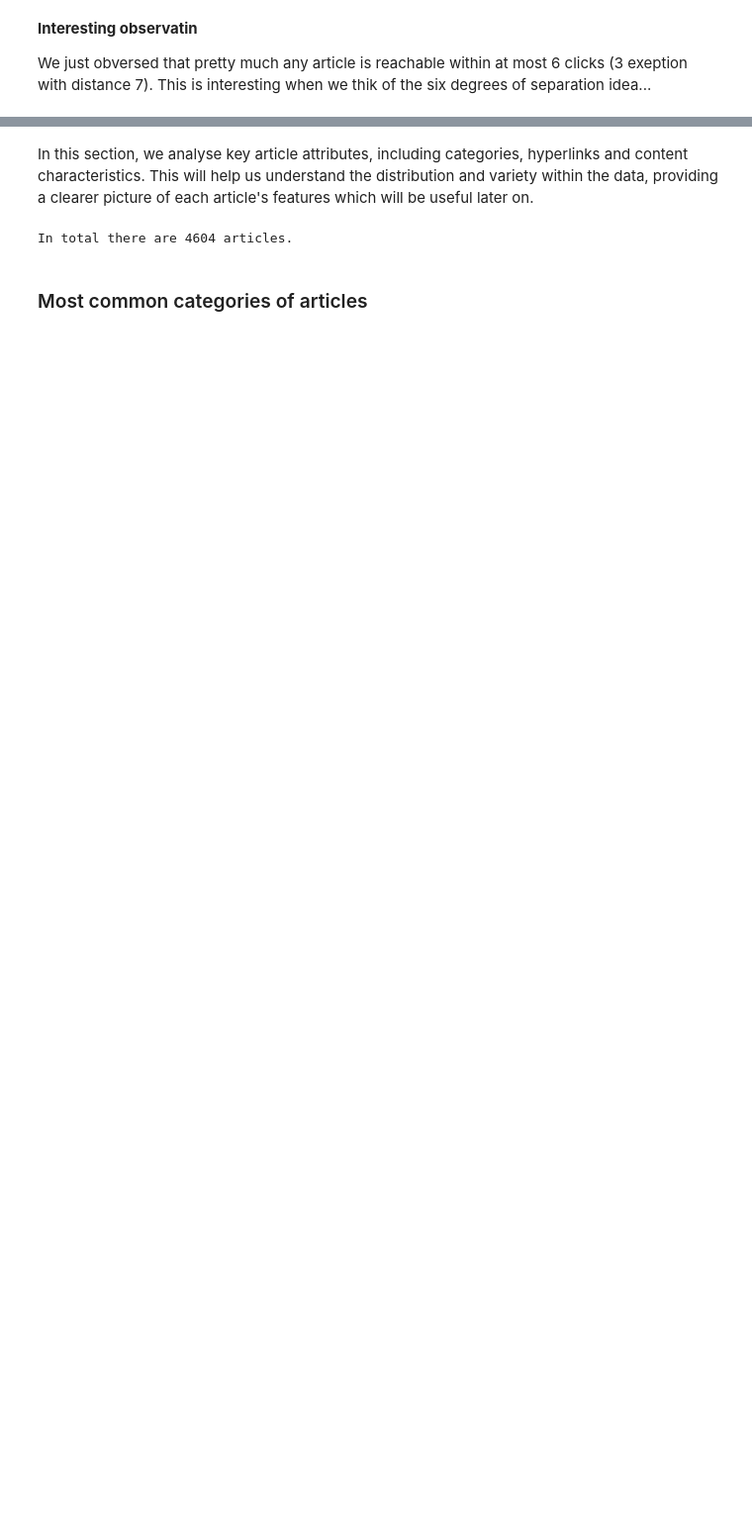
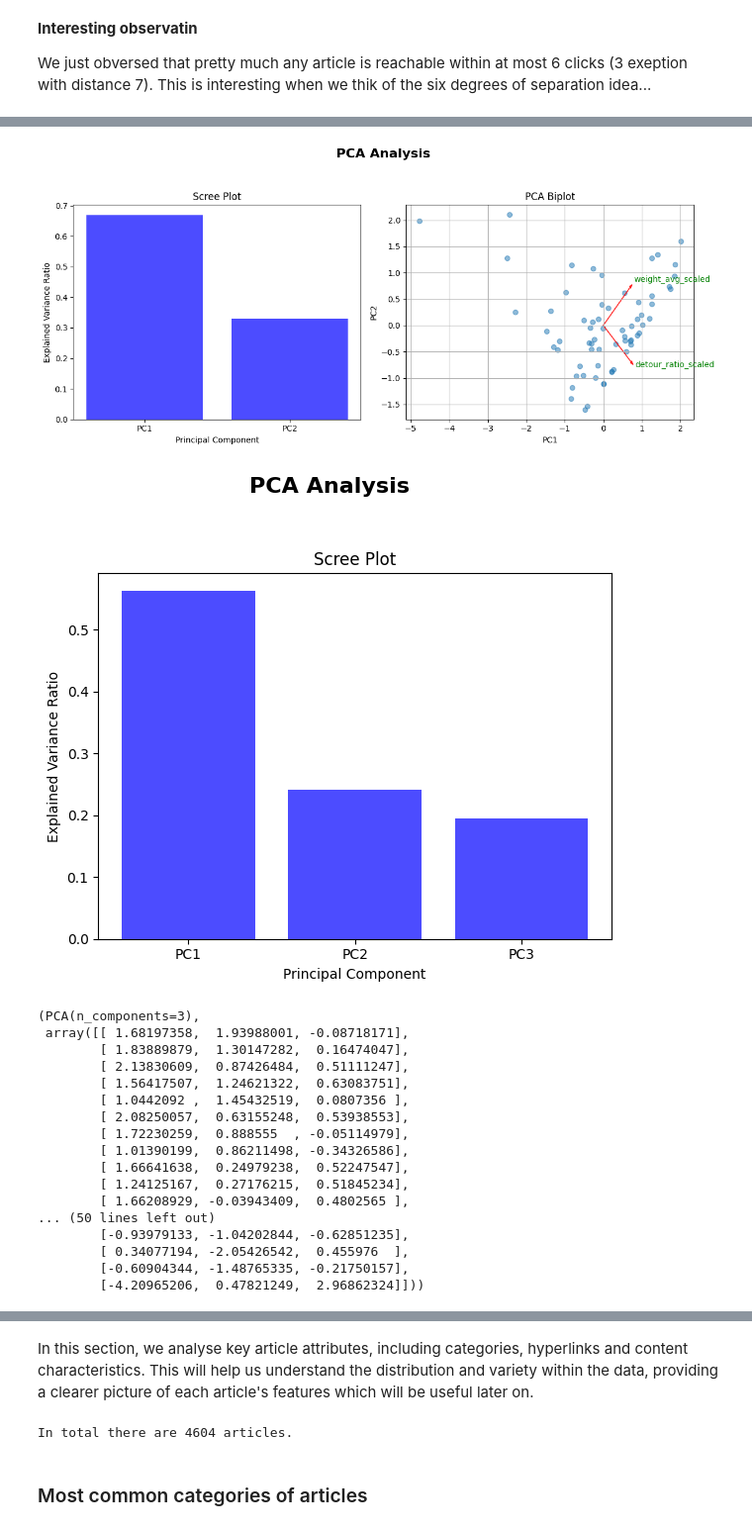
Before and after one commit to epfl-ada/ada-2024-project-adaholiks, a Jupyter notebook: Notebook_P3.ipynb, the cells around one changed output, grey strips where cells are left out. Shown at 99% size. Cells and saved outputs as stored; diff of their text form; code cells hidden in the pictures; blank space fills up the shorter version.

```diff
--- a/Notebook_P3.ipynb
+++ b/Notebook_P3.ipynb
@@ -322,0 +602,23 @@ A total of 2546 paths were removed from the unfinished paths, which represents 7
+# %%
+_, _ = perform_pca_and_plot(top_4_scores_df, components = ['weight_avg_scaled', 'detour_ratio_scaled'], biplot=True)
+_, _ = perform_pca_and_plot(top_4_scores_df, components = ['weight_avg_scaled', 'detour_ratio_scaled', 'unf_ratio_scaled', ], biplot=False)
+# %% [output]
+[figure, added]
+[figure, added]
+(PCA(n_components=3),
+ array([[ 1.68197358,  1.93988001, -0.08718171],
+        [ 1.83889879,  1.30147282,  0.16474047],
+        [ 2.13830609,  0.87426484,  0.51111247],
+        [ 1.56417507,  1.24621322,  0.63083751],
+        [ 1.0442092 ,  1.45432519,  0.0807356 ],
+        [ 2.08250057,  0.63155248,  0.53938553],
+        [ 1.72230259,  0.888555  , -0.05114979],
+        [ 1.01390199,  0.86211498, -0.34326586],
+        [ 1.66641638,  0.24979238,  0.52247547],
+        [ 1.24125167,  0.27176215,  0.51845234],
+        [ 1.66208929, -0.03943409,  0.4802565 ],
+... (50 lines left out)
+        [-0.93979133, -1.04202844, -0.62851235],
+        [ 0.34077194, -2.05426542,  0.455976  ],
+        [-0.60904344, -1.48765335, -0.21750157],
+        [-4.20965206,  0.47821249,  2.96862324]]))
```
Also changed, not shown: parts of 32 cells of this notebook, 5 other files.
